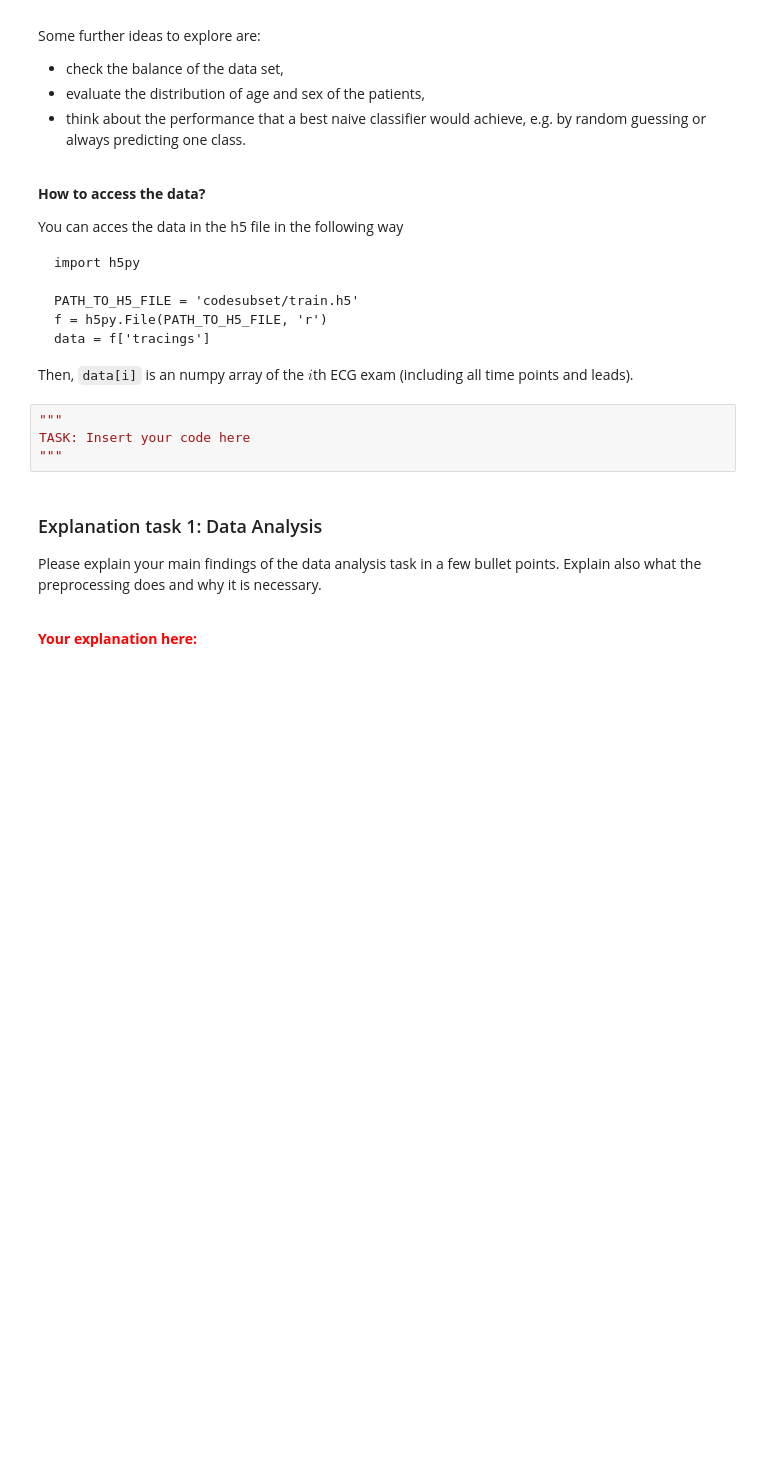
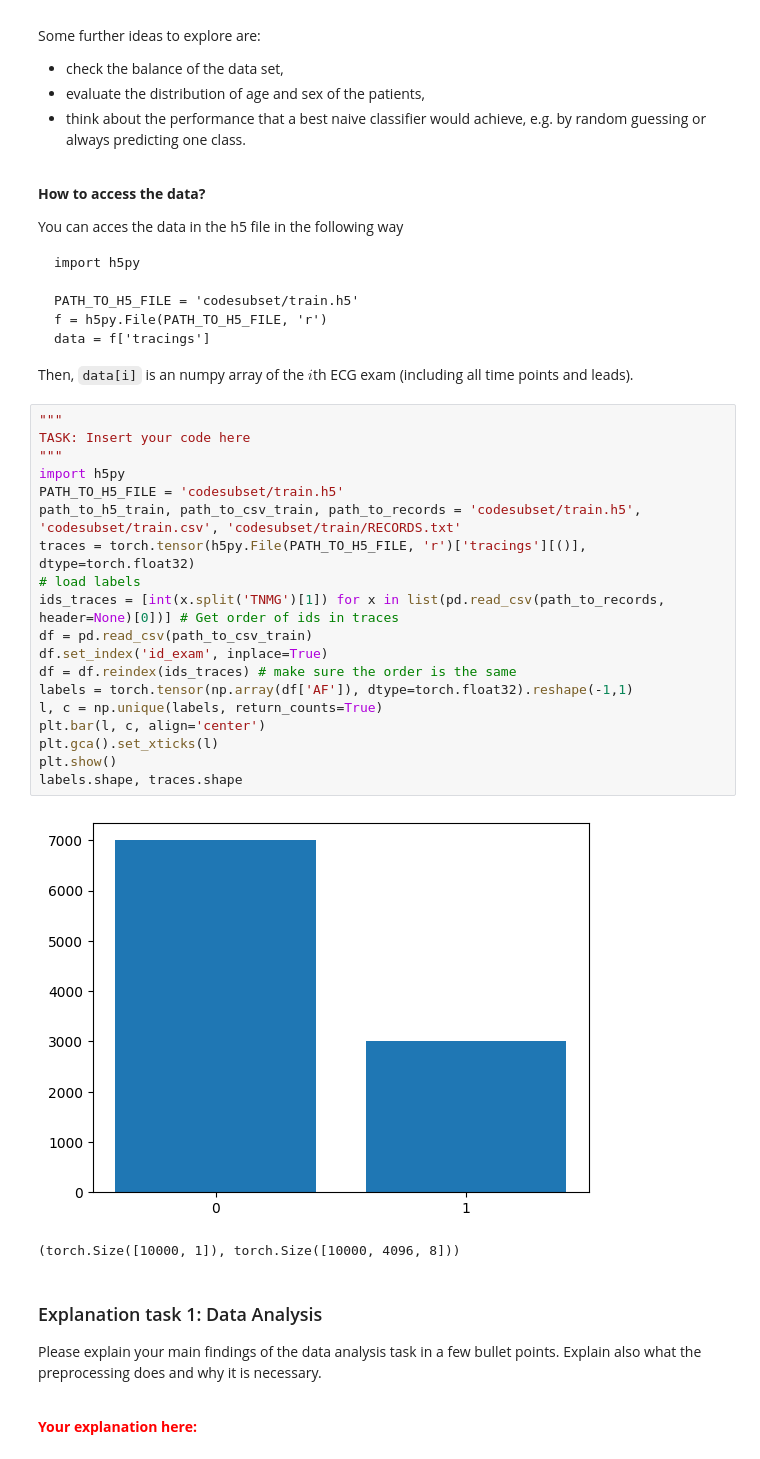
Before and after one commit to adamorucu/wasp-assignmen-af-classification, a Jupyter notebook: assignment.ipynb, the cells around one changed output. Cells and saved outputs as stored; diff of their text form; blank space fills up the shorter version.

````diff
--- a/assignment.ipynb
+++ b/assignment.ipynb
@@ -167,10 +203,28 @@ f = h5py.File(PATH_TO_H5_FILE, 'r')
 data = f['tracings']
 ```
 Then, `data[i]` is an numpy array of the $i$th ECG exam (including all time points and leads).
-# %%
-"""
-TASK: Insert your code here
-"""
+# %%
+"""
+TASK: Insert your code here
+"""
+import h5py
+PATH_TO_H5_FILE = 'codesubset/train.h5'
+path_to_h5_train, path_to_csv_train, path_to_records = 'codesubset/train.h5', 'codesubset/train.csv', 'codesubset/train/RECORDS.txt'
+traces = torch.tensor(h5py.File(PATH_TO_H5_FILE, 'r')['tracings'][()], dtype=torch.float32)
+# load labels
+ids_traces = [int(x.split('TNMG')[1]) for x in list(pd.read_csv(path_to_records, header=None)[0])] # Get order of ids in traces
+df = pd.read_csv(path_to_csv_train)
+df.set_index('id_exam', inplace=True)
+df = df.reindex(ids_traces) # make sure the order is the same
+labels = torch.tensor(np.array(df['AF']), dtype=torch.float32).reshape(-1,1)
+l, c = np.unique(labels, return_counts=True)
+plt.bar(l, c, align='center')
+plt.gca().set_xticks(l)
+plt.show()
+labels.shape, traces.shape
+# %% [output]
+[figure, added]
+(torch.Size([10000, 1]), torch.Size([10000, 4096, 8]))
 # %% [markdown]
 ### Explanation task 1: Data Analysis
 
````
Also changed, not shown: parts of 13 cells of this notebook.
